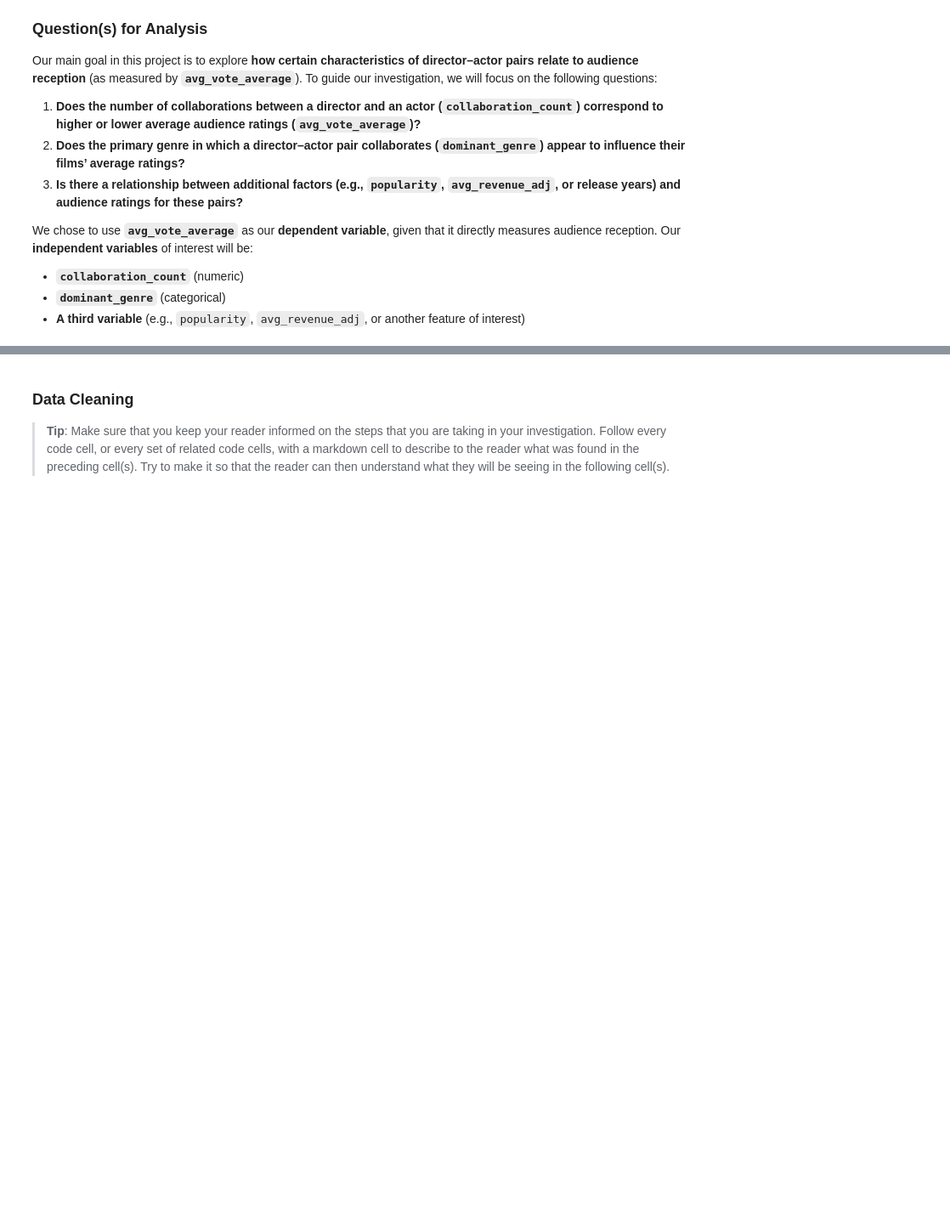
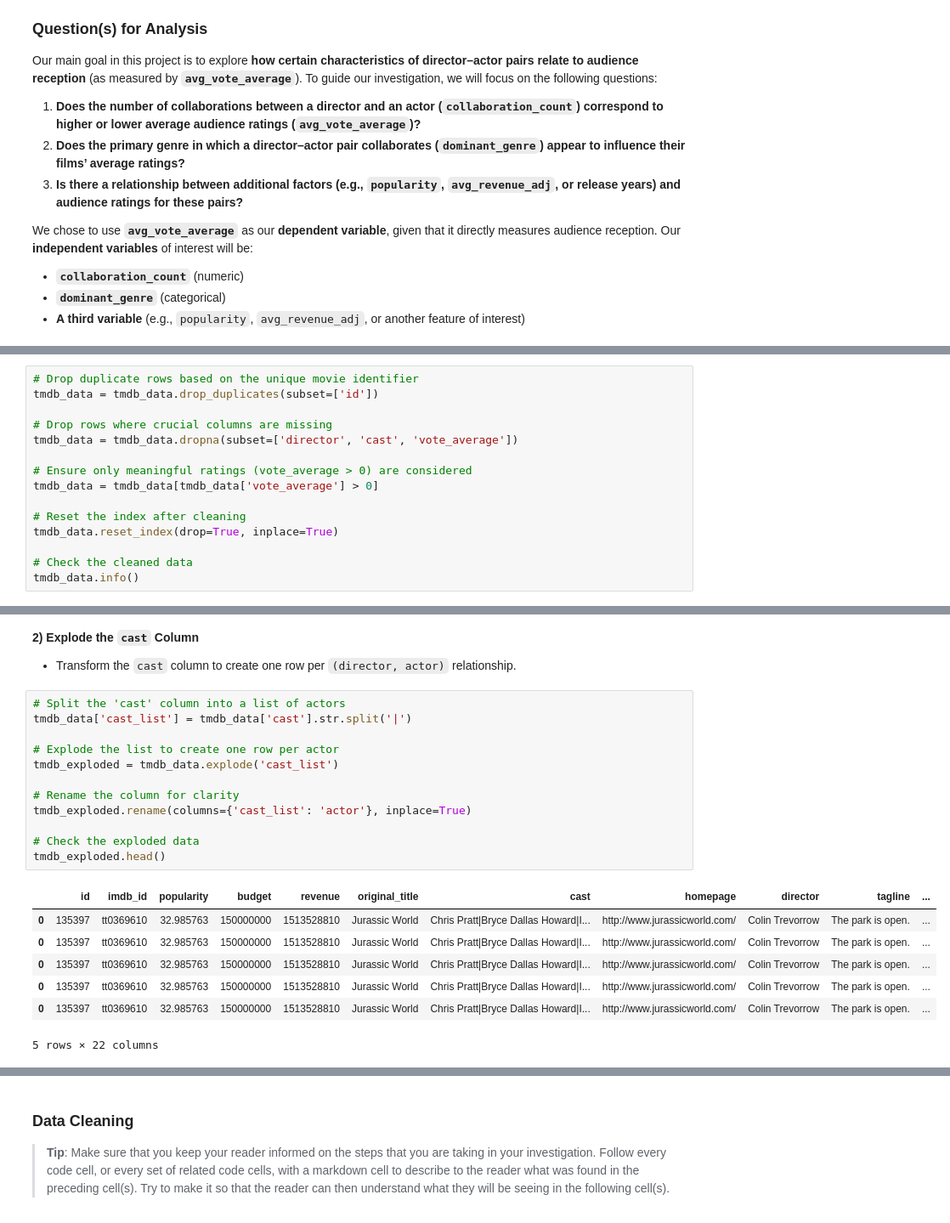
Before and after one commit to Greg-Pina/Udacity_DataAnalyst_NanoDegree, a Jupyter notebook: D496 - Introduction to Data Science/Intro to Data Analysis Project - Investigate a Dataset/greg pina - investigate a dataset.ipynb, the cells around one changed output, grey strips where cells are left out. Shown at 85% size. Cells and saved outputs as stored; diff of their text form; blank space fills up the shorter version.

```diff
--- a/D496 - Introduction to Data Science/Intro to Data Analysis Project - Investigate a Dataset/greg pina - investigate a dataset.ipynb
+++ b/D496 - Introduction to Data Science/Intro to Data Analysis Project - Investigate a Dataset/greg pina - investigate a dataset.ipynb
@@ -81,0 +140,15 @@ FileNotFoundError: [Errno 2] No such file or directory: 'tmdb_movies.csv'
+# %%
+# Drop duplicate rows based on the unique movie identifier
+tmdb_data = tmdb_data.drop_duplicates(subset=['id'])
+
+# Drop rows where crucial columns are missing
+tmdb_data = tmdb_data.dropna(subset=['director', 'cast', 'vote_average'])
+
+# Ensure only meaningful ratings (vote_average > 0) are considered
+tmdb_data = tmdb_data[tmdb_data['vote_average'] > 0]
+
+# Reset the index after cleaning
+tmdb_data.reset_index(drop=True, inplace=True)
+
+# Check the cleaned data
+tmdb_data.info()
@@ -81,0 +173,24 @@ FileNotFoundError: [Errno 2] No such file or directory: 'tmdb_movies.csv'
+# %% [markdown]
+**2) Explode the `cast` Column**
+
+ - Transform the `cast` column to create one row per `(director, actor)` relationship.
+# %%
+# Split the 'cast' column into a list of actors
+tmdb_data['cast_list'] = tmdb_data['cast'].str.split('|')
+
+# Explode the list to create one row per actor
+tmdb_exploded = tmdb_data.explode('cast_list')
+
+# Rename the column for clarity
+tmdb_exploded.rename(columns={'cast_list': 'actor'}, inplace=True)
+
+# Check the exploded data
+tmdb_exploded.head()
+# %% [output]
+|  | id | imdb_id | popularity | budget | revenue | original_title | cast | homepage | director | tagline | ... |
+| 0 | 135397 | tt0369610 | 32.985763 | 150000000 | 1513528810 | Jurassic World | Chris Pratt|Bryce Dallas Howard|I... | http://www.jurassicworld.com/ | Colin Trevorrow | The park is open. | ... |
+| 0 | 135397 | tt0369610 | 32.985763 | 150000000 | 1513528810 | Jurassic World | Chris Pratt|Bryce Dallas Howard|I... | http://www.jurassicworld.com/ | Colin Trevorrow | The park is open. | ... |
+| 0 | 135397 | tt0369610 | 32.985763 | 150000000 | 1513528810 | Jurassic World | Chris Pratt|Bryce Dallas Howard|I... | http://www.jurassicworld.com/ | Colin Trevorrow | The park is open. | ... |
+| 0 | 135397 | tt0369610 | 32.985763 | 150000000 | 1513528810 | Jurassic World | Chris Pratt|Bryce Dallas Howard|I... | http://www.jurassicworld.com/ | Colin Trevorrow | The park is open. | ... |
+| 0 | 135397 | tt0369610 | 32.985763 | 150000000 | 1513528810 | Jurassic World | Chris Pratt|Bryce Dallas Howard|I... | http://www.jurassicworld.com/ | Colin Trevorrow | The park is open. | ... |
+5 rows × 22 columns
```
Also changed, not shown: parts of 17 cells of this notebook, 1 other file.
